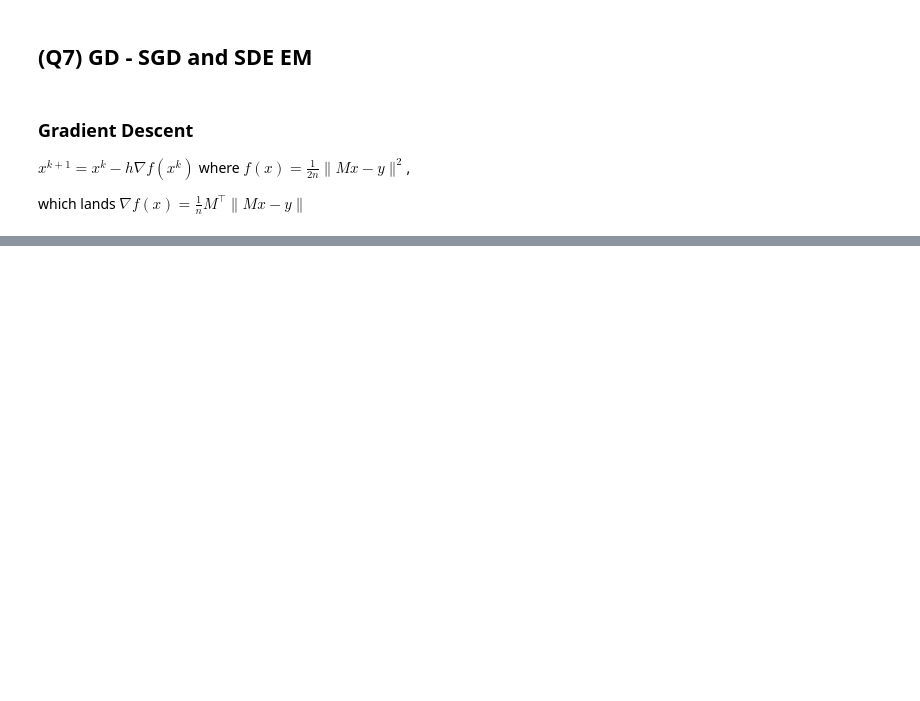
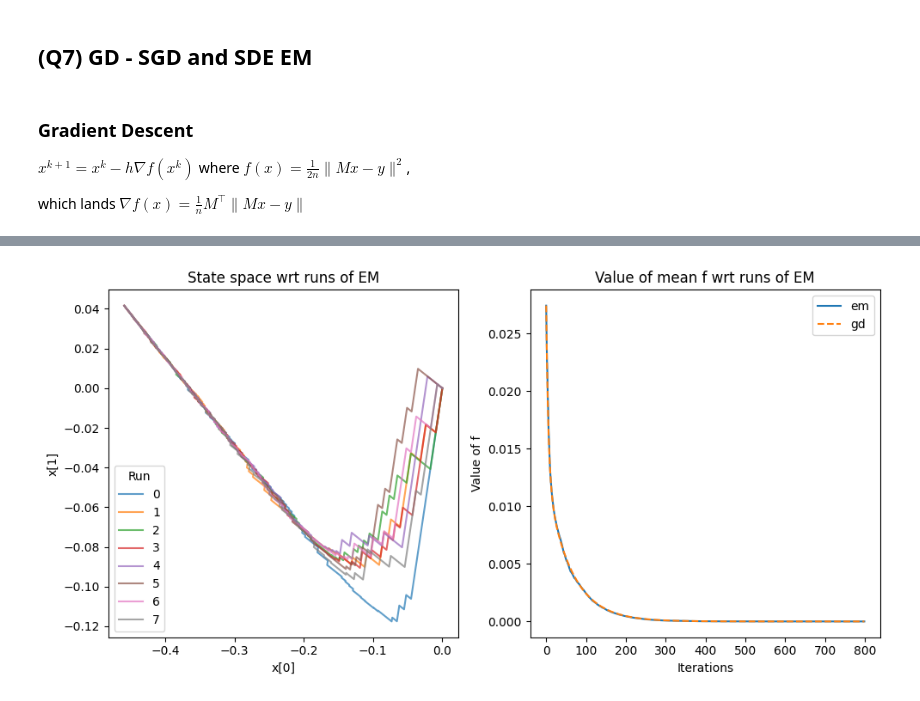
Before and after one commit to evandieren/NumericalIntegSDEs, a Jupyter notebook: Modeling Stochastic Gradient Descent with SDEs.ipynb, the cells around one changed output, grey strips where cells are left out. Saved outputs shown, nothing was run; the diff lists cells and outputs as text; code cells hidden in the pictures; blank space fills up the shorter version.

```diff
--- a/Modeling Stochastic Gradient Descent with SDEs.ipynb
+++ b/Modeling Stochastic Gradient Descent with SDEs.ipynb
@@ -62,0 +109,38 @@ plt.show()
+# %%
+g = lambda M,x,y : (1/len(y))*M.T@(2*f(M,x,y)*np.eye(len(y)))@M
+def EM(grad_f,g,f,h,K,M,y,x_0):
+    x_em = np.zeros((K,2))
+    x_em[0] = x_0
+    f_em = np.zeros(K)
+    f_em[0] = f(M,x_0,y)
+    for t in range(1,K):
+        x_em[t,:] = x_em[t-1,:] - h*grad_f(M,x_em[t-1,:],y) \
+                    + np.sqrt(h*g(M,x_em[t-1,:],y))@np.random.normal(loc=0, scale=np.sqrt(h),size=2)
+        f_em[t] = f(M,x_em[t,:],y)
+    return [x_em,f_em]
+x_em,f_em = EM(grad_f,g,f,h[idx],K[idx],M,y,x_0)
+# %%
+idx = 3
+fig, ax = plt.subplots(1,2,figsize=(10,5))
+f_tot = np.zeros(K[idx])
+for l in range(L):
+    x_em,f_em = sgd(f,h[idx],K[idx],M,y,x_0)
+    f_tot += f_em
+    # x plots
+    ax[0].plot(x_em[:,0],x_em[:,1],label=str(l),alpha=0.7)
+    ax[0].set_title("State space wrt runs of EM")
+    ax[0].set_xlabel("x[0]")
+    ax[0].set_ylabel("x[1]")
+    ax[0].legend(title="Run")
+# f plots
+f_tot /= L
+ax[1].plot(f_tot,label="em")
+ax[1].plot(f_gd,label="gd",ls="--")
+ax[1].set_title("Value of mean f wrt runs of EM")
+ax[1].set_xlabel("Iterations")
+ax[1].set_ylabel("Value of f")
+ax[1].legend()
+plt.tight_layout()
+plt.show()
+# %% [output]
+[figure, added]
```
Also changed, not shown: parts of 6 cells of this notebook.
